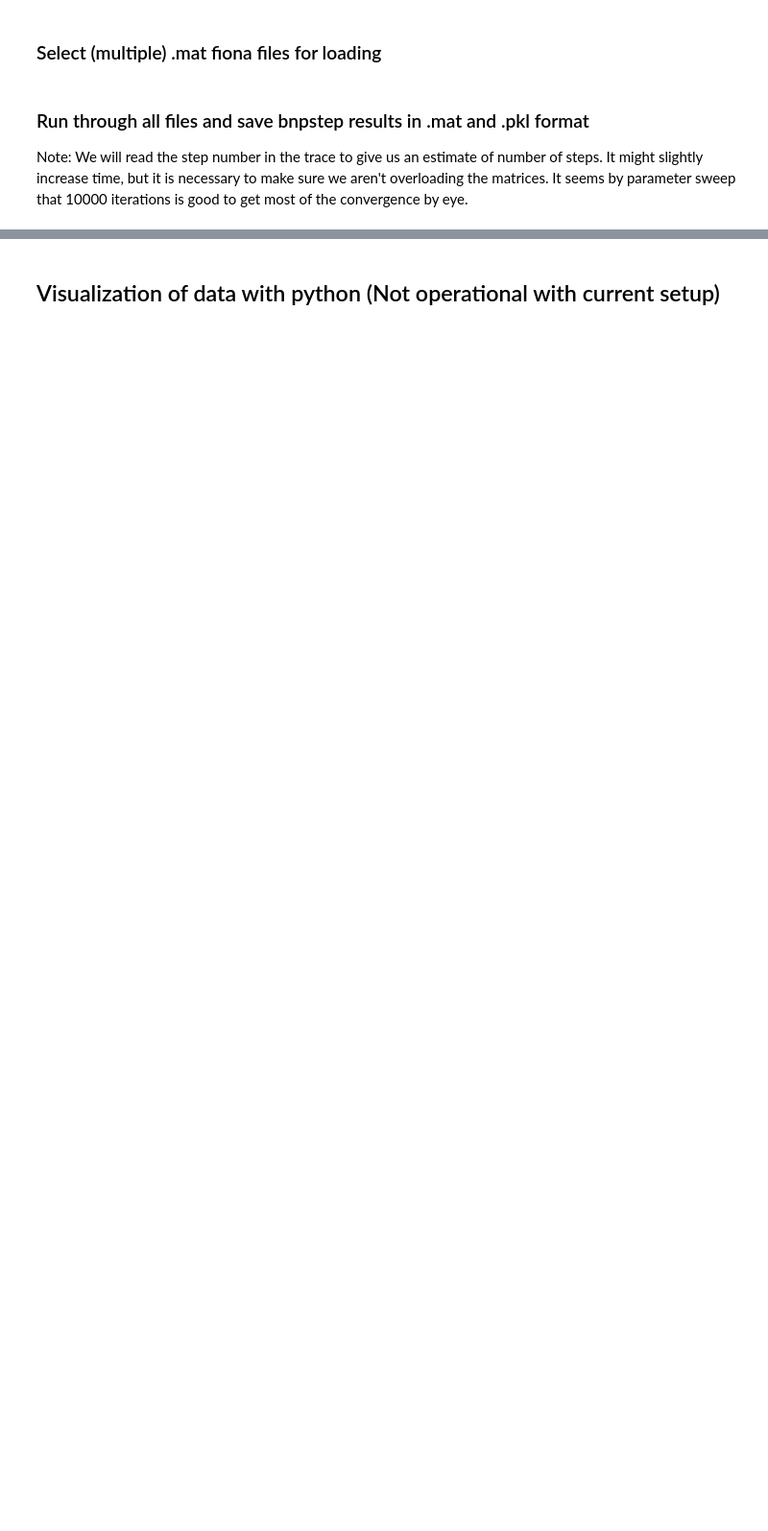
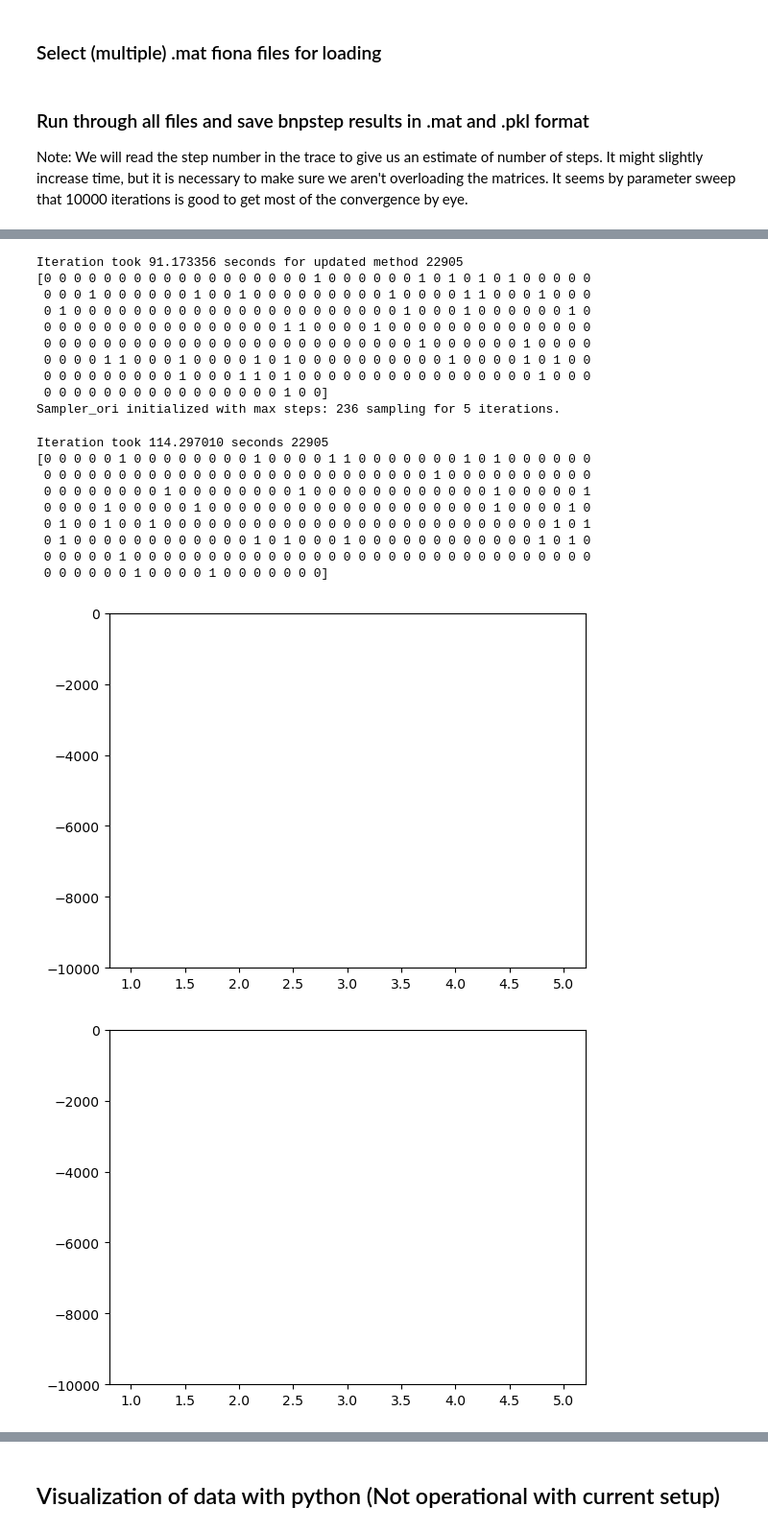
Before and after one commit to zyg1213/bnp-step_Yildiz, a Jupyter notebook: BNPStep_from_FIONA_test.ipynb, the cells around one changed output, grey strips where cells are left out. Shown at 96% size. Drawn from its saved outputs; the diff is of its cells as text; code cells hidden in the pictures; blank space fills up the shorter version.

```diff
--- a/BNPStep_from_FIONA_test.ipynb
+++ b/BNPStep_from_FIONA_test.ipynb
@@ -79,6 +82,9 @@ for i in range(len(file_paths)):
         end_time = time.perf_counter()
         duration = end_time - start_time
         print(f"Iteration took {duration:.6f} seconds for updated method", len(sampler.Wacc))
+        print(sampler.B_M[-1])
+        plt.plot(sampler.post)
+        plt.ylim(-10000, 0)
 
         # Benchmark with the original method
         start_time = time.perf_counter()
@@ -92,4 +98,8 @@ for i in range(len(file_paths)):
         end_time = time.perf_counter()
         duration = end_time - start_time
         print(f"Iteration took {duration:.6f} seconds", len(sampler.Wacc))
+        print(sampler_ori.B_M[-1])
+        plt.figure()
+        plt.plot(sampler_ori.post)
+        plt.ylim(-10000, 0)
 # %% [output]
@@ -101,0 +109,21 @@ Iteration took 0.269090 seconds 1221
+Iteration took 91.173356 seconds for updated method 22905
+[0 0 0 0 0 0 0 0 0 0 0 0 0 0 0 0 0 0 1 0 0 0 0 0 0 1 0 1 0 1 0 1 0 0 0 0 0
+ 0 0 0 1 0 0 0 0 0 0 1 0 0 1 0 0 0 0 0 0 0 0 0 1 0 0 0 0 1 1 0 0 0 1 0 0 0
+ 0 1 0 0 0 0 0 0 0 0 0 0 0 0 0 0 0 0 0 0 0 0 0 0 1 0 0 0 1 0 0 0 0 0 0 1 0
+ 0 0 0 0 0 0 0 0 0 0 0 0 0 0 0 0 1 1 0 0 0 0 1 0 0 0 0 0 0 0 0 0 0 0 0 0 0
+ 0 0 0 0 0 0 0 0 0 0 0 0 0 0 0 0 0 0 0 0 0 0 0 0 0 1 0 0 0 0 0 0 1 0 0 0 0
+ 0 0 0 0 1 1 0 0 0 1 0 0 0 0 1 0 1 0 0 0 0 0 0 0 0 0 0 1 0 0 0 0 1 0 1 0 0
+ 0 0 0 0 0 0 0 0 0 1 0 0 0 1 1 0 1 0 0 0 0 0 0 0 0 0 0 0 0 0 0 0 0 1 0 0 0
+ 0 0 0 0 0 0 0 0 0 0 0 0 0 0 0 0 1 0 0]
+Sampler_ori initialized with max steps: 236 sampling for 5 iterations.
+Iteration took 114.297010 seconds 22905
+[0 0 0 0 0 1 0 0 0 0 0 0 0 0 1 0 0 0 0 1 1 0 0 0 0 0 0 0 1 0 1 0 0 0 0 0 0
+ 0 0 0 0 0 0 0 0 0 0 0 0 0 0 0 0 0 0 0 0 0 0 0 0 0 0 1 0 0 0 0 0 0 0 0 0 0
+ 0 0 0 0 0 0 0 0 1 0 0 0 0 0 0 0 0 1 0 0 0 0 0 0 0 0 0 0 0 0 1 0 0 0 0 0 1
+ 0 0 0 0 1 0 0 0 0 0 1 0 0 0 0 0 0 0 0 0 0 0 0 0 0 0 0 0 0 0 1 0 0 0 0 1 0
+ 0 1 0 0 1 0 0 1 0 0 0 0 0 0 0 0 0 0 0 0 0 0 0 0 0 0 0 0 0 0 0 0 0 0 1 0 1
+ 0 1 0 0 0 0 0 0 0 0 0 0 0 0 1 0 1 0 0 0 1 0 0 0 0 0 0 0 0 0 0 0 0 1 0 1 0
+ 0 0 0 0 0 1 0 0 0 0 0 0 0 0 0 0 0 0 0 0 0 0 0 0 0 0 0 0 0 0 0 0 0 0 0 0 0
+ 0 0 0 0 0 0 1 0 0 0 0 1 0 0 0 0 0 0 0]
+[figure, added]
+[figure, added]
```
Also changed, not shown: parts of 5 cells of this notebook, 3 other files.
